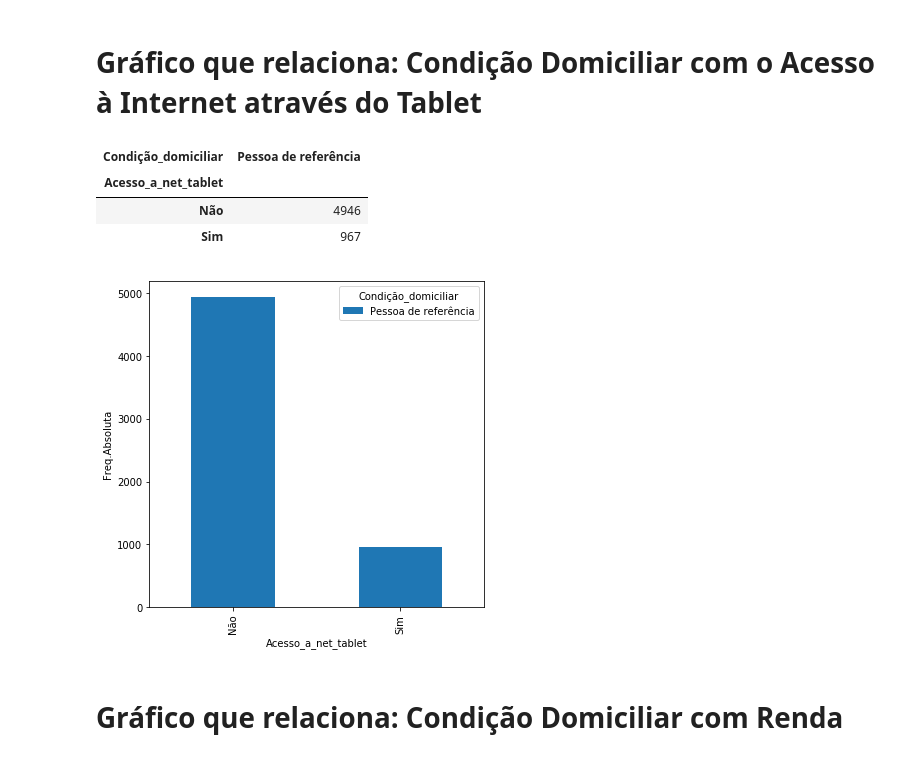
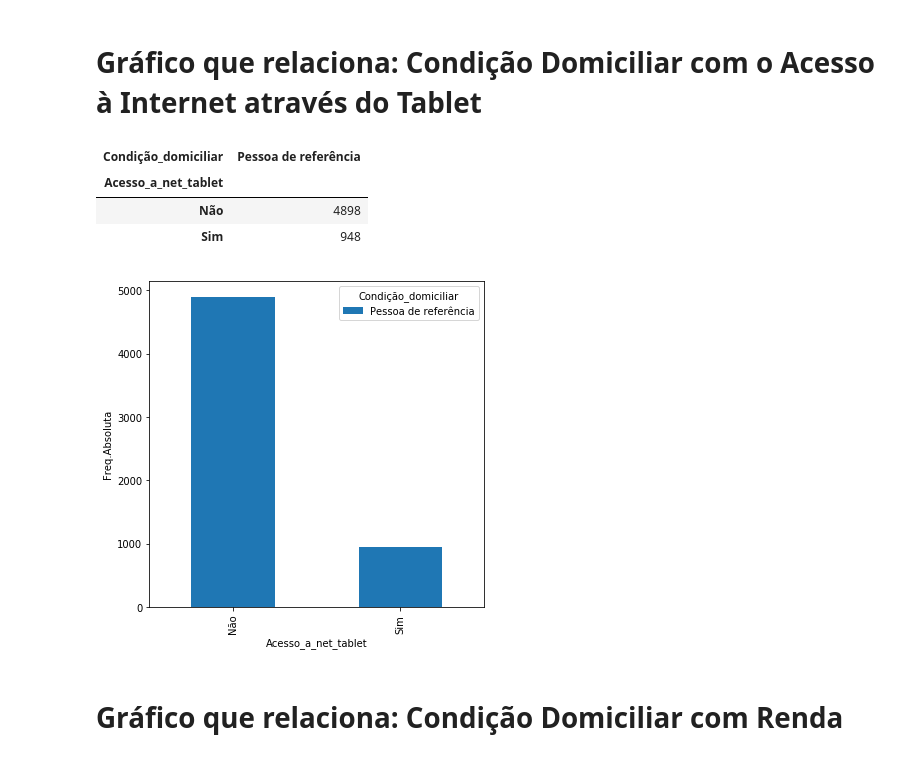
Before and after one commit to estersq/Projeto1CDDP, a Jupyter notebook: Projeto1 Layout VERSÃO5.ipynb, the cells around one changed output. Saved outputs shown, nothing was run; the diff lists cells and outputs as text; code cells hidden in the pictures.

```diff
--- a/Projeto1 Layout VERSÃO5.ipynb
+++ b/Projeto1 Layout VERSÃO5.ipynb
@@ -133,3 +133,7 @@ dados_não_nulos.head()
 | 2 | Pessoa de referência | Sim | Sim | Não | ... |
 | 3 | Cônjuge | Sim | Sim | Não | ... |
 | 4 | Filho | Sim | Não | Não | ... |
+# %%
+
+dados_não_nulos=dados_não_nulos[dados_não_nulos['Renda']!=999999999999.0]
+dados_não_nulos.head()
@@ -241,21 +252,21 @@ plt.show()
 # %% [markdown]
 # Gráfico que relaciona: Condição Domiciliar com o Acesso à Internet através do Tablet
 # %%
-ct=pd.crosstab(dados_não_nulos.Acesso_a_net_tablet, dados_não_nulos.Condição_domiciliar, margins=True, rownames=['Acesso_a_net_tablet'])
-ct = ct.drop(['All'],axis = 1)
-ct = ct.drop(['All'])
-ct
+ct2=pd.crosstab(dados_não_nulos.Acesso_a_net_tablet, dados_não_nulos.Condição_domiciliar, margins=True, rownames=['Acesso_a_net_tablet'])
+ct2 = ct2.drop(['All'],axis = 1)
+ct2 = ct2.drop(['All'])
+ct2
 # %% [output]
 | Condição_domiciliar | Pessoa de referência |
 | Acesso_a_net_tablet |  |
-| Não | 4946 |
-| Sim | 967 |
+| Não | 4898 |
+| Sim | 948 |
 # %%
-plot = ct.plot(kind='bar',figsize=(6, 6))
+plot = ct2.plot(kind='bar',figsize=(6, 6))
 plt.ylabel('Freq.Absoluta')
 plt.show()
 # %% [output]
-[figure, old version]
+[figure, new version]
 # %% [markdown]
 # Gráfico que relaciona: Condição Domiciliar com Renda
 # %%
```
Also changed, not shown: parts of 30 cells of this notebook.
